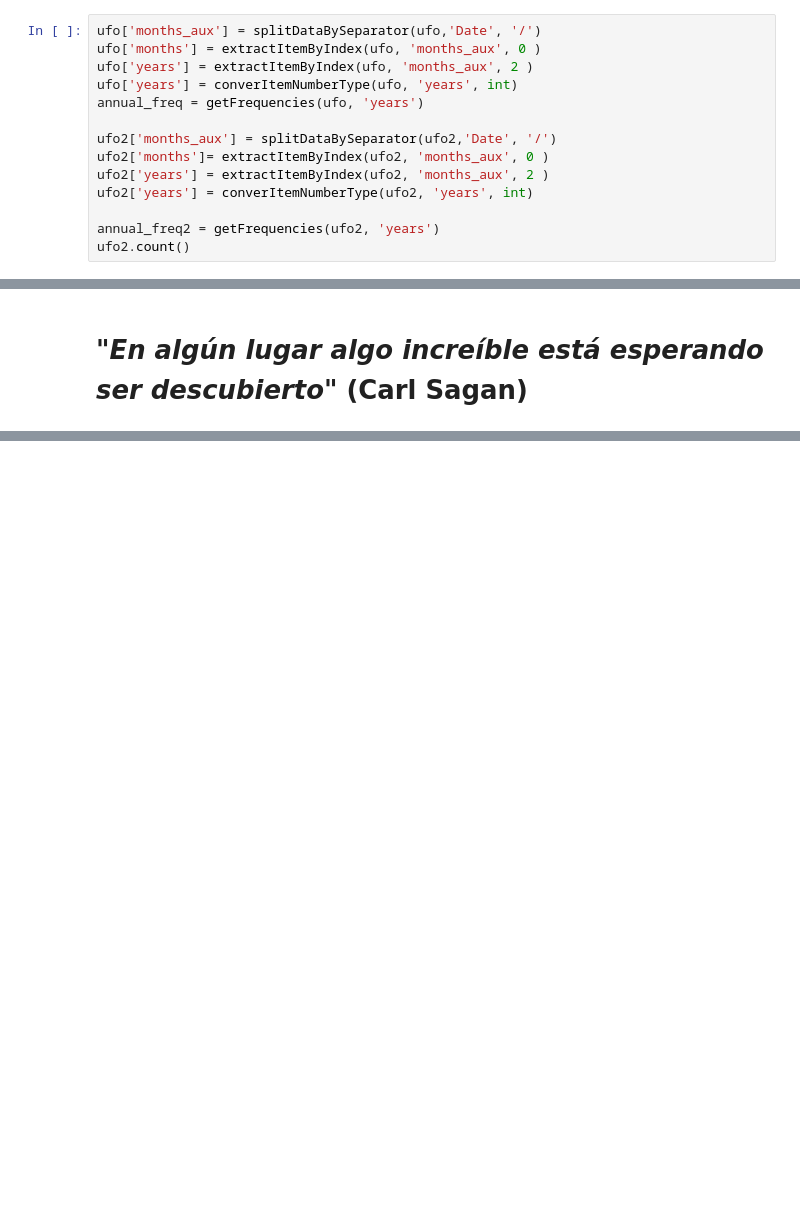
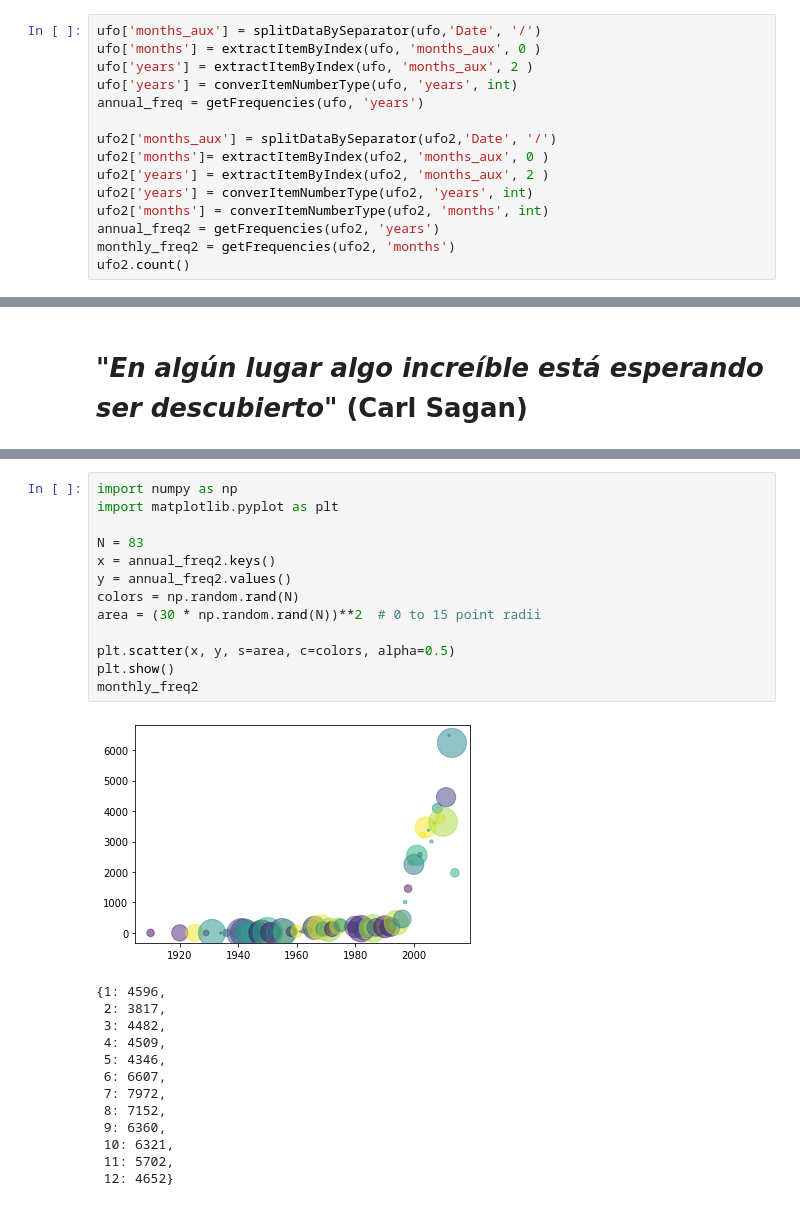
Before and after one commit to JavierLuna/data-labs, a Jupyter notebook: module-1/pipelines-project/your-code/ufo_analysis.ipynb, the cells around one changed output, grey strips where cells are left out. Saved outputs shown, nothing was run; the diff lists cells and outputs as text; blank space fills up the shorter version.

```diff
--- a/module-1/pipelines-project/your-code/ufo_analysis.ipynb
+++ b/module-1/pipelines-project/your-code/ufo_analysis.ipynb
@@ -92,8 +100,9 @@ ufo2['months_aux'] = splitDataBySeparator(ufo2,'Date', '/')
 ufo2['months']= extractItemByIndex(ufo2, 'months_aux', 0 )
 ufo2['years'] = extractItemByIndex(ufo2, 'months_aux', 2 )
 ufo2['years'] = converItemNumberType(ufo2, 'years', int)
-
+ufo2['months'] = converItemNumberType(ufo2, 'months', int)
 annual_freq2 = getFrequencies(ufo2, 'years')
+monthly_freq2 = getFrequencies(ufo2, 'months')
 ufo2.count()
 # %% [output]
 Date_time                          66516
@@ -143,0 +320,27 @@ so
+# %%
+import numpy as np
+import matplotlib.pyplot as plt
+
+N = 83
+x = annual_freq2.keys()
+y = annual_freq2.values()
+colors = np.random.rand(N)
+area = (30 * np.random.rand(N))**2  # 0 to 15 point radii
+
+plt.scatter(x, y, s=area, c=colors, alpha=0.5)
+plt.show()
+monthly_freq2
+# %% [output]
+[figure, added]
+{1: 4596,
+ 2: 3817,
+ 3: 4482,
+ 4: 4509,
+ 5: 4346,
+ 6: 6607,
+ 7: 7972,
+ 8: 7152,
+ 9: 6360,
+ 10: 6321,
+ 11: 5702,
+ 12: 4652}
```
Also changed, not shown: parts of 17 cells of this notebook, 1 other file.
